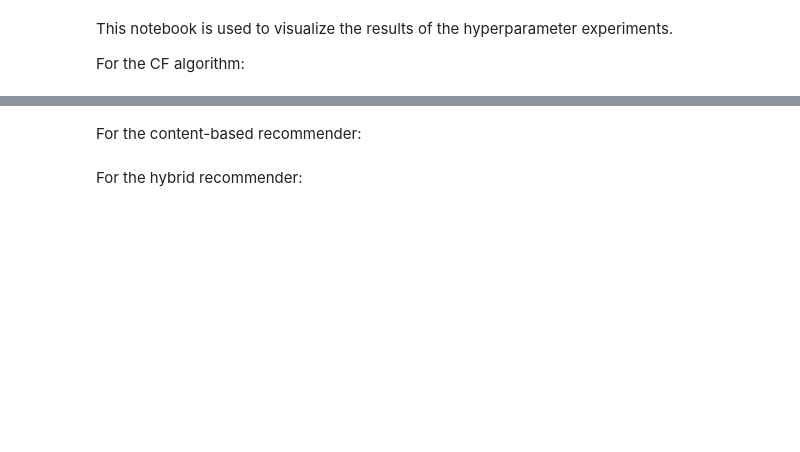
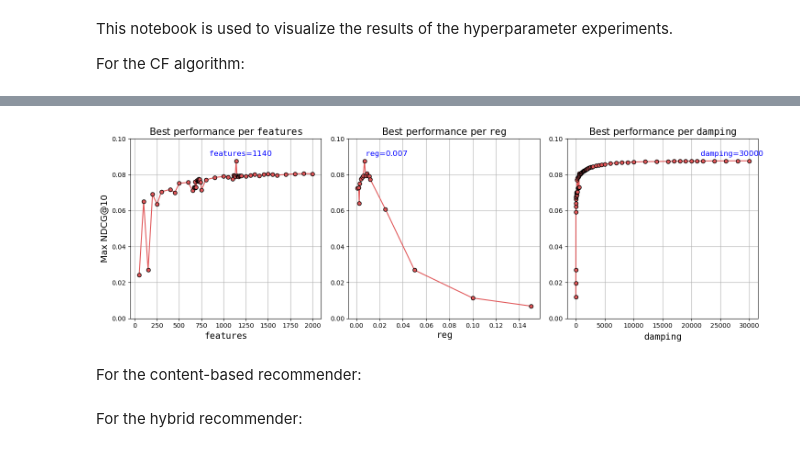
Before and after one commit to SebWae/dr-podcast-recsys-bsc-project, a Jupyter notebook: eda/experiments_viz.ipynb, the cells around one changed output, grey strips where cells are left out. Cells and saved outputs as stored; diff of their text form; code cells hidden in the pictures; blank space fills up the shorter version.

```diff
--- a/eda/experiments_viz.ipynb
+++ b/eda/experiments_viz.ipynb
@@ -56,3 +59,34 @@ plt.show()
+# %%
+# with bias=True (includes damping hyperparameter)
+nrows, ncols = 1, 3
+fig, axes = plt.subplots(nrows, ncols, figsize=(15, 5))
+
+groupby_cols = ["features", "reg", "damping"]
+
+for i, col in enumerate(groupby_cols):
+    grouped = bias_df.groupby(col)["ndcg@10"].max().reset_index()
+    axes[i].plot(grouped[col], grouped["ndcg@10"], marker="o", c="#E15759", markeredgecolor="black")
+    col_code = rf"$\mathtt{{{col}}}$"
+    axes[i].set_title(f"Best performance per {col_code}", fontsize=15)
+    axes[i].set_xlabel(f"{col_code}", fontsize=14)
+    axes[i].grid(True)
+    axes[i].set_ylim(0, 0.1)
+
+    # Add annotation for the best point
+    best_idx = grouped["ndcg@10"].idxmax()
+    best_x = grouped.loc[best_idx, col]
+    best_y = grouped.loc[best_idx, "ndcg@10"]
+    axes[i].annotate(f"{col_code}={best_x}", (best_x*0.7, best_y*1.01),
+                     textcoords="offset points", xytext=(5, 5),
+                     ha='left', fontsize=12, color="blue")
+
+    if i == 0:
+        axes[i].set_ylabel("Max NDCG@10", fontsize=14)
+
+plt.tight_layout()
+plt.show()
+# %% [output]
+[figure, added]
 # %% [markdown]
 For the content-based recommender:
 # %% [markdown]
```
Also changed, not shown: parts of 3 cells of this notebook.
